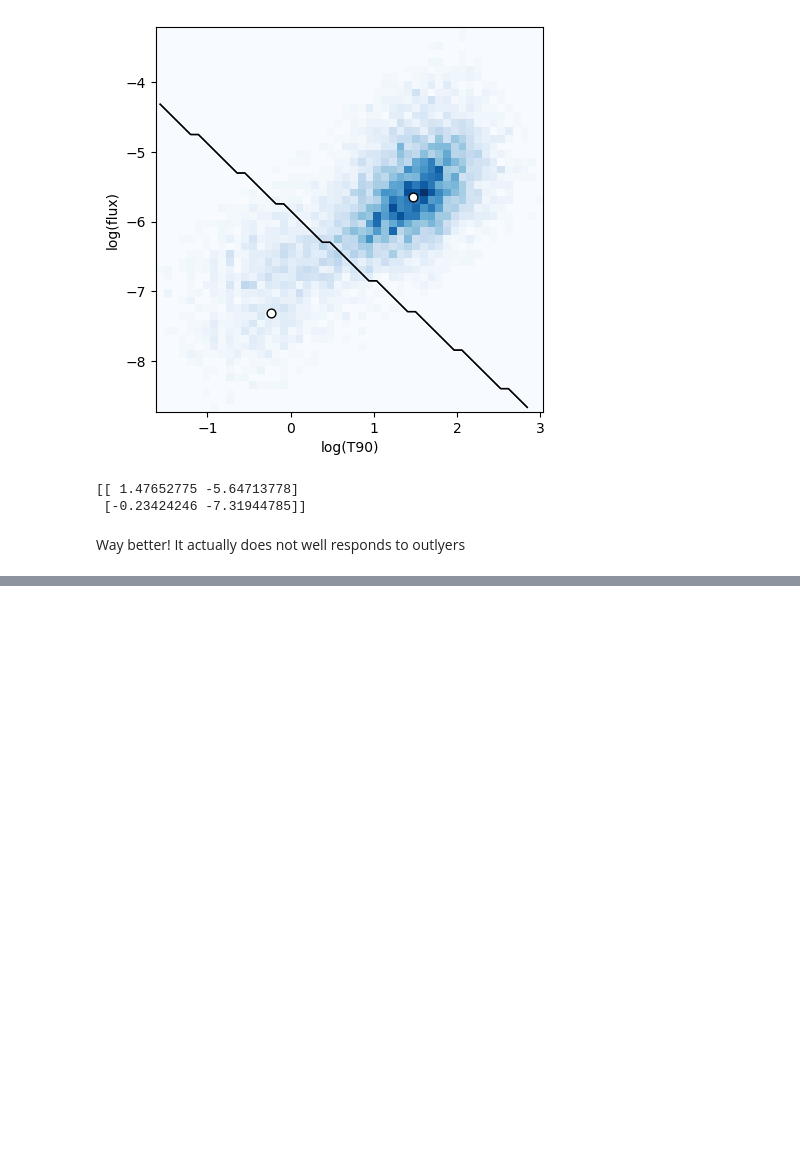
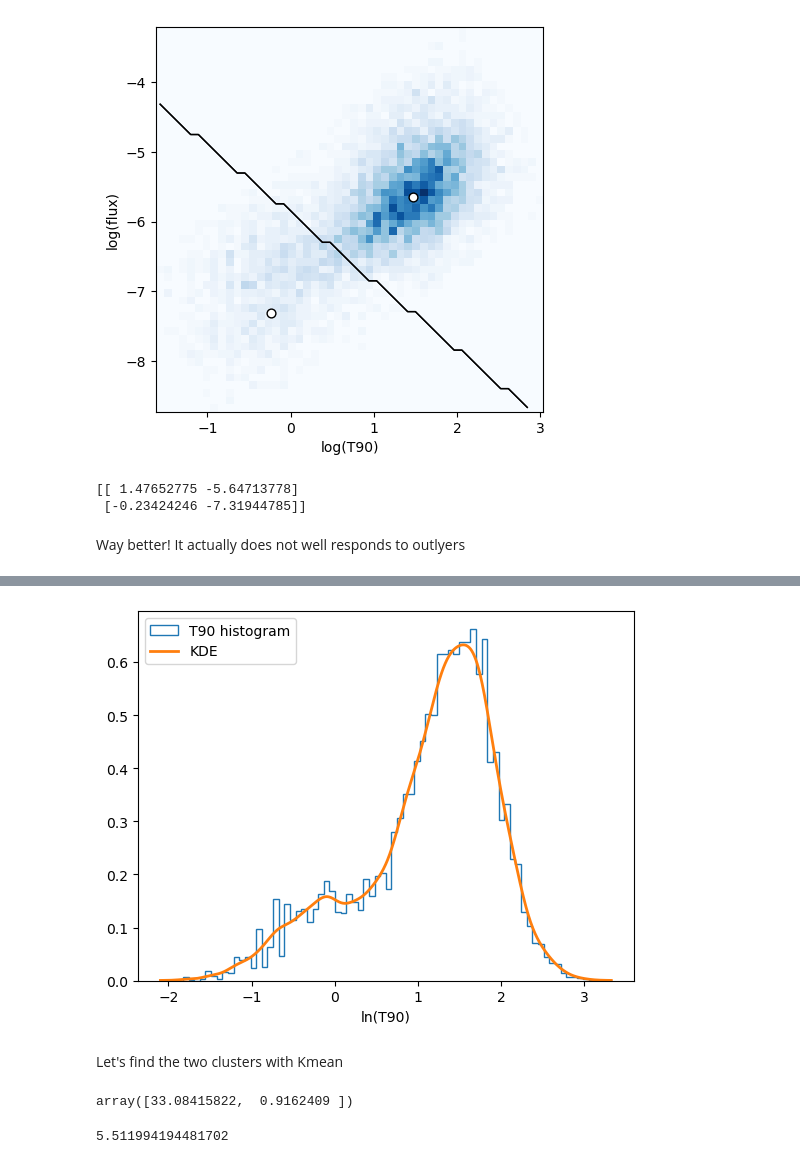
Before and after one commit to EmmaBalzanelli/astrostatistics_bicocca_2025, a Jupyter notebook: working/10_Clustering(14).ipynb, the cells around one changed output, grey strips where cells are left out. Drawn from its saved outputs; the diff is of its cells as text; code cells hidden in the pictures; blank space fills up the shorter version.

```diff
--- a/working/10_Clustering(14).ipynb
+++ b/working/10_Clustering(14).ipynb
@@ -435,0 +508,9 @@ Way better! It actually does not well responds to outlyers
+# %%
+from sklearn.neighbors import KernelDensity
+
+bwrange = np.linspace(0.01,1.0, 40) # Test 40 bandwidths from 0.1 to 1.0
+K = 5 # Do 5-fold cross validation
+grid = GridSearchCV(KernelDensity(), {'bandwidth': bwrange}, cv= K) # Try each bandwidth with K-folds
+grid.fit(lnt[:, np.newaxis])
+bw = grid.best_params_['bandwidth']
+print(bw)
@@ -435,0 +526,33 @@ Way better! It actually does not well responds to outlyers
+# %%
+kde = KernelDensity(bandwidth = bw, kernel='gaussian').fit(lnt[:, np.newaxis])
+y = np.exp(kde.score_samples(x))
+
+plt.hist(lnt, bins=80, density=True, histtype="step", label='T90 histogram')
+plt.plot(x, y, lw=2, label='KDE')
+plt.xlabel('ln(T90)')
+plt.legend()
+plt.show()
+# %% [output]
+[figure, added]
+# %% [markdown]
+Let's find the two clusters with Kmean
+# %%
+clf = KMeans(n_clusters=2, n_init='auto') #Try 2 clusters to start with
+clf.fit(lnt[:,np.newaxis])
+
+centers = clf.cluster_centers_ #location of the clusters
+centers = 10**np.squeeze(centers)
+centers #in seconds
+# %% [output]
+array([33.08415822,  0.9162409 ])
+# %%
+labels = clf.predict(lnt[:,np.newaxis])
+
+if centers[0]>centers[1]:
+    centers=centers[::-1] # Reverse array
+    labels = np.array(~np.array(labels,dtype='bool'),dtype='int')
+
+boundary = 10**(np.mean([max(lnt[:,np.newaxis][labels==0]), min(lnt[:,np.newaxis][labels==1])]))
+print(boundary)
+# %% [output]
+5.511994194481702
```
Also changed, not shown: parts of 18 cells of this notebook.
